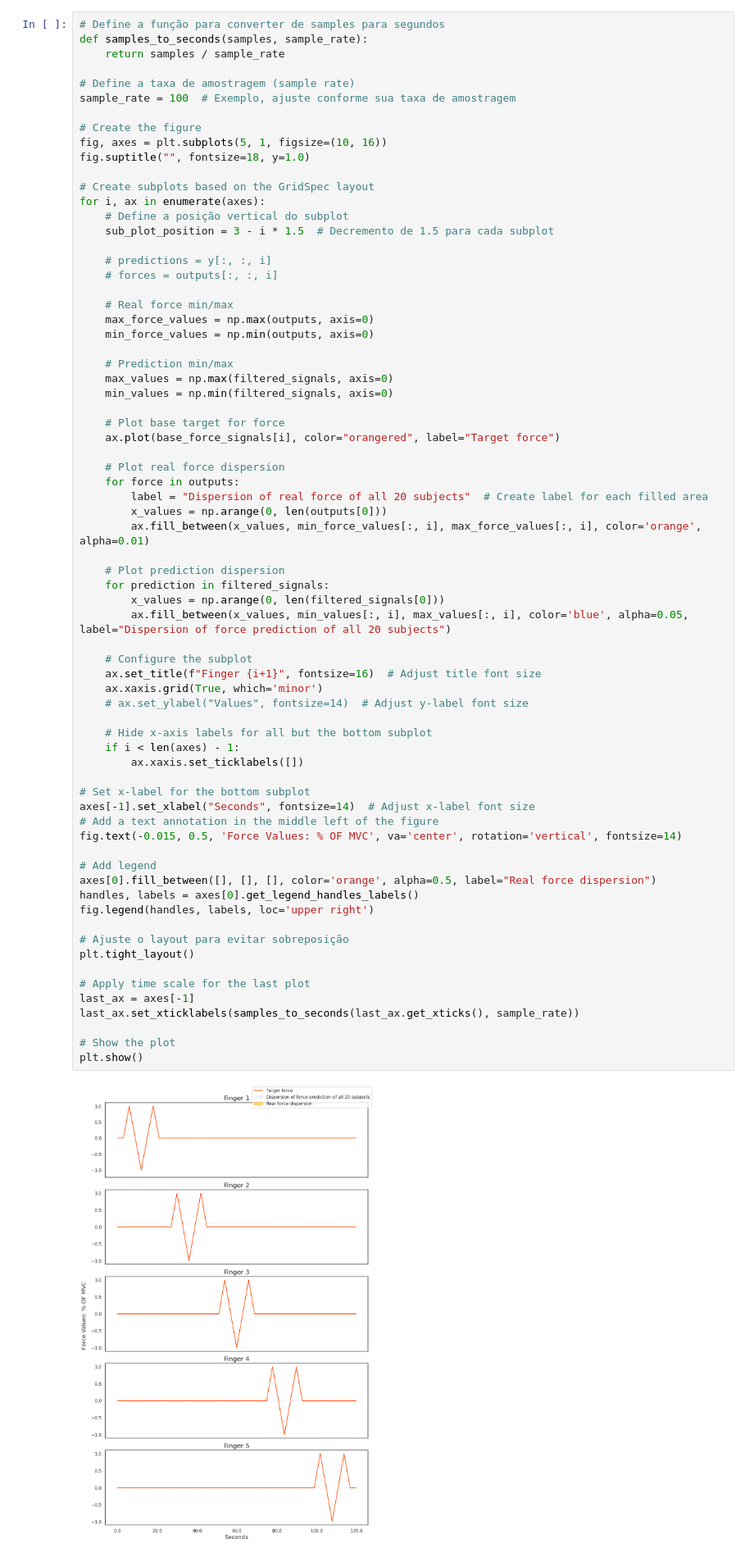
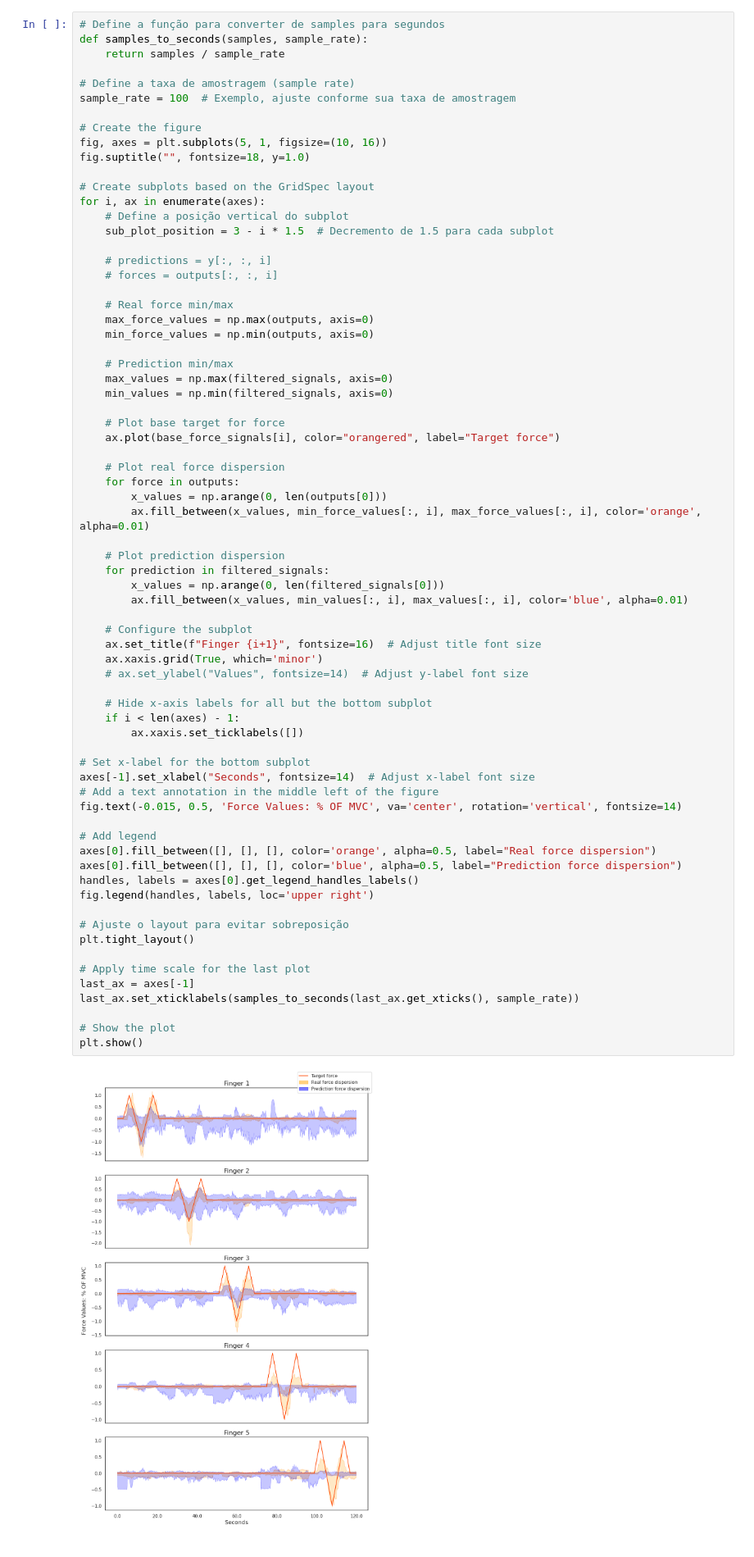
Before and after one commit to lujoba/emg_estimator, a Jupyter notebook: evaluation/Evaluation Notebook.ipynb, the cells around one changed output. Shown at 82% size. Saved outputs shown, nothing was run; the diff lists cells and outputs as text.

```diff
--- a/evaluation/Evaluation Notebook.ipynb
+++ b/evaluation/Evaluation Notebook.ipynb
@@ -399,45 +407,45 @@ for i, ax in enumerate(axes):
 
     # Plot real force dispersion
     for force in outputs:
-        label = "Dispersion of real force of all 20 subjects"  # Create label for each filled area
         x_values = np.arange(0, len(outputs[0]))
         ax.fill_between(x_values, min_force_values[:, i], max_force_values[:, i], color='orange', alpha=0.01)
 
     # Plot prediction dispersion
     for prediction in filtered_signals:
         x_values = np.arange(0, len(filtered_signals[0]))
-        ax.fill_between(x_values, min_values[:, i], max_values[:, i], color='blue', alpha=0.05, label="Dispersion of force prediction of all 20 subjects")
+        ax.fill_between(x_values, min_values[:, i], max_values[:, i], color='blue', alpha=0.01)
 
     # Configure the subplot
     ax.set_title(f"Finger {i+1}", fontsize=16)  # Adjust title font size
     ax.xaxis.grid(True, which='minor')
     # ax.set_ylabel("Values", fontsize=14)  # Adjust y-label font size
 
     # Hide x-axis labels for all but the bottom subplot
     if i < len(axes) - 1:
         ax.xaxis.set_ticklabels([])
 
 # Set x-label for the bottom subplot
 axes[-1].set_xlabel("Seconds", fontsize=14)  # Adjust x-label font size
 # Add a text annotation in the middle left of the figure
 fig.text(-0.015, 0.5, 'Force Values: % OF MVC', va='center', rotation='vertical', fontsize=14)
 
 # Add legend
 axes[0].fill_between([], [], [], color='orange', alpha=0.5, label="Real force dispersion")
+axes[0].fill_between([], [], [], color='blue', alpha=0.5, label="Prediction force dispersion")
 handles, labels = axes[0].get_legend_handles_labels()
 fig.legend(handles, labels, loc='upper right')
 
 # Ajuste o layout para evitar sobreposição
 plt.tight_layout()
 
 # Apply time scale for the last plot
 last_ax = axes[-1]
 last_ax.set_xticklabels(samples_to_seconds(last_ax.get_xticks(), sample_rate))
 
 # Show the plot
 plt.show()
 # %% [output]
-[figure, old version]
+[figure, new version]
 # %% [markdown]
 ### Statistical Result Of All Subjects
 # %%
```
Also changed, not shown: parts of 8 cells of this notebook.
